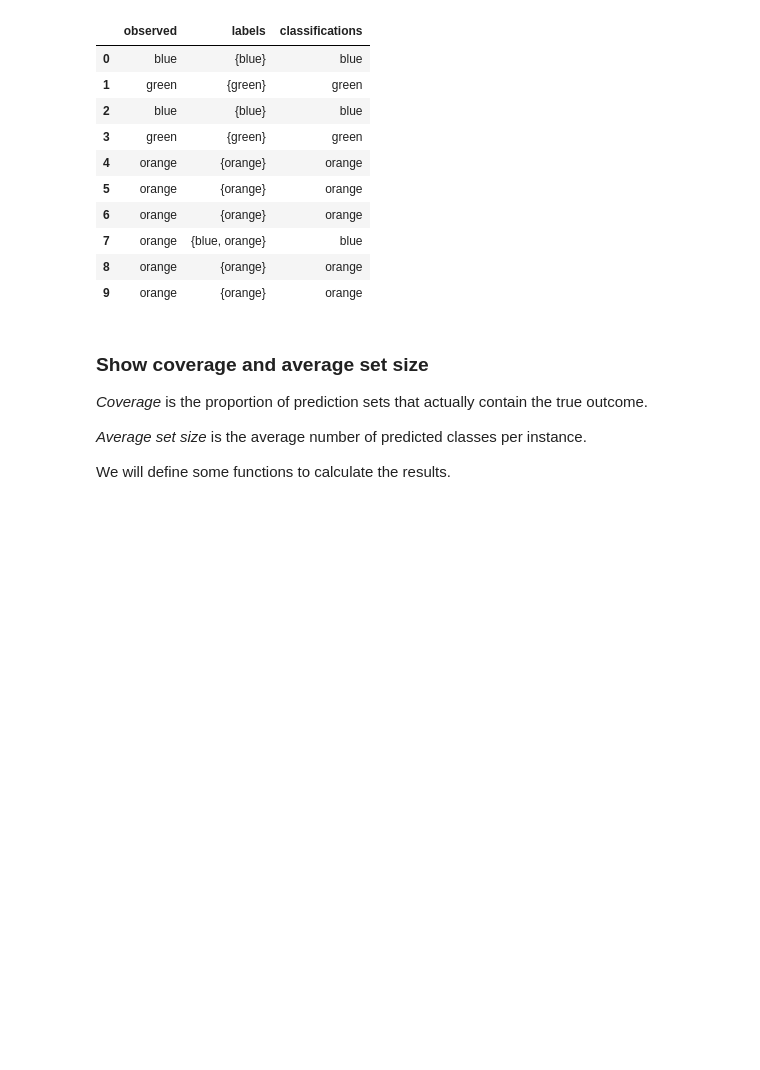
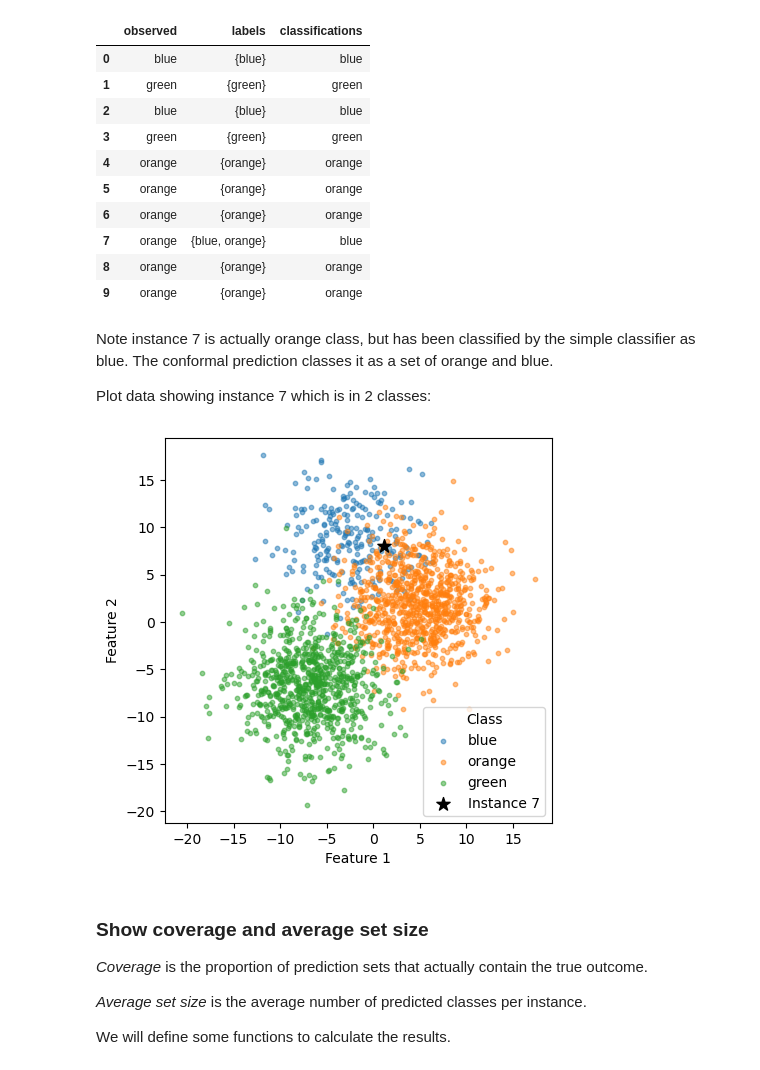
Before and after one commit to MichaelAllen1966/conformal_prediction, a Jupyter notebook: classification.ipynb, the cells around one changed output. Cells and saved outputs as stored; diff of their text form; code cells hidden in the pictures; blank space fills up the shorter version.

Commit message:
Show instance on scatter plot

```diff
--- a/classification.ipynb
+++ b/classification.ipynb
@@ -275,6 +275,25 @@ results_sets.head(10)
 | 7 | orange | {blue, orange} | blue |
 | 8 | orange | {orange} | orange |
 | 9 | orange | {orange} | orange |
+# %% [markdown]
+Note instance 7 is actually orange class, but has been classified by the simple classifier as blue. The conformal prediction classes it as a set of orange and blue.
+
+Plot data showing instance 7 which is in 2 classes:
+# %%
+# Plot the data
+fig = plt.subplots(figsize=(5, 5))
+ax = plt.subplot(111)
+for i in range(n_classes):
+    ax.scatter(X_test[y_test == i, 0], X_test[y_test == i, 1], label=class_labels[i], alpha=0.5, s=10)
+# Add instance 7
+ax.scatter(X_test[7, 0], X_test[7, 1], color='k', s=100, marker='*', label='Instance 7')
+legend = ax.legend()
+legend.set_title("Class")
+ax.set_xlabel("Feature 1")
+ax.set_ylabel("Feature 2")
+plt.show()
+# %% [output]
+[figure, added]
 # %% [markdown]
 ### Show coverage and average set size
 
```
Also changed, not shown: parts of 3 cells of this notebook.
